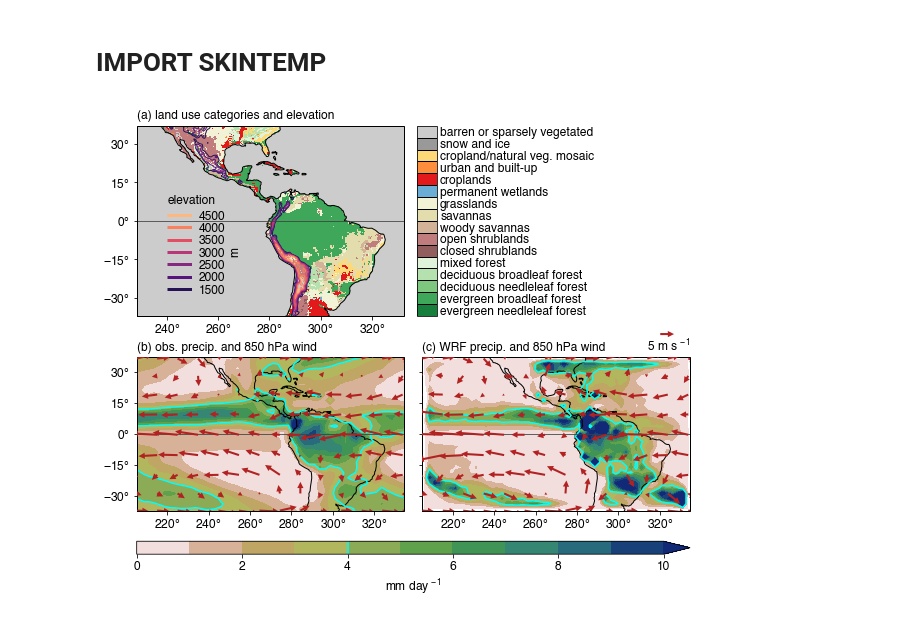
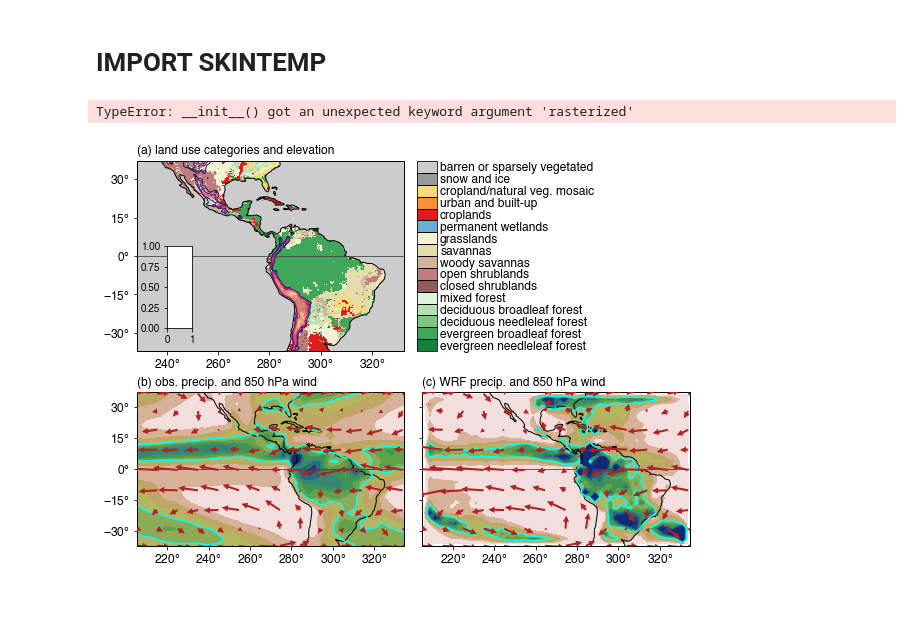
Before and after one commit to bairdlangenbrunner/amazon-phys-response-paper, a Jupyter notebook: scripts/MAIN_figure01_landuse_topog_precip_winds.ipynb, the cells around one changed output. Cells and saved outputs as stored; diff of their text form; code cells hidden in the pictures.

Commit message:
update figure 1

```diff
--- a/scripts/MAIN_figure01_landuse_topog_precip_winds.ipynb
+++ b/scripts/MAIN_figure01_landuse_topog_precip_winds.ipynb
@@ -218,7 +218,7 @@ ax1.gridlines(ylocs=[0], color='0.25')
 ax1.coastlines(resolution='110m')
 ax1.set_extent([XLONG_M.min()+23., XLONG_M.max()-2, XLAT_M.min(), XLAT_M.max()], crs=cartopy.crs.PlateCarree())
 
-land_use_map = ax1.pcolormesh(XLONG_M,XLAT_M,lu_index,cmap=categorical_cmap,norm=norm)
+land_use_map = ax1.pcolormesh(XLONG_M,XLAT_M,lu_index,cmap=categorical_cmap,norm=norm,rasterized=True)
 levels_orog=numpy.arange(1500,4501,500) # max is about 4800
 contour_orog = ax1.contour(XLONG_M,XLAT_M,HGT_M,\
                            levels=levels_orog,\
@@ -303,32 +303,33 @@ cbar.ax.tick_params(labelsize=fontsize, length=0)
 
 cbar_orog_ax = fig.add_axes([ax_pos.x0+0.05,ax_pos.y0+0.07,0.04,ax_pos.height*0.4])
 cbar_orog = fig.colorbar(contour_orog, cax=cbar_orog_ax)
 cbar_orog_ax.tick_params(labelsize=fontsize)#, length=0)
 cbar_orog.set_label('m', fontsize=fontsize)
 cbar_orog_ax.text(s='elevation', x=0, y=1.05, ha='left', va='bottom', \
                   transform=cbar_orog_ax.transAxes, fontsize=fontsize)
-cbar_orog.outline.set_visible(False)
 cbar_orog_ax.tick_params(axis='y', which='both', right='off')
 cbar_orog_ax.get_children()[0].set_linewidths(3)
 cbar_orog_ax.get_children()[3].set_facecolor('None')#('None')
+cbar_orog.outline.set_visible(False)
 
 ax_l = ax2.get_position()
 ax_r = ax3.get_position()
 cbar_ax = fig.add_axes([ax_l.x0,ax_l.y0-0.1,(ax_r.x1-ax_l.x0),0.03])
 cbar = mp.colorbar(contour_plot1, cax=cbar_ax, orientation='horizontal')
 cbar.ax.tick_params(labelsize=fontsize)
 cbar.set_label('mm day$^{\,-1}$', fontsize=fontsize)
 cbar.add_lines(contour_lines3)
 
 # quiver_key = ax2.quiverkey(quiver_plot1, X=1.0, Y=1.06, labelpos='E', label='', \
 #                                   U=quiver_key_scale, coordinates='axes')
 quiver_key = ax3.quiverkey(quiver_plot3, X=0.94, Y=1.15, labelpos='E', label='', \
                                   U=quiver_key_scale, coordinates='axes')
 # quiver_key_text = ax2.text(s=str(quiver_key_scale)+' m s$^{\,-1}$', x=0.94, y=1.006, \
 #                                   transform=ax2.transAxes, fontsize=fontsize, ha='right', va='bottom')
 quiver_key_text = ax3.text(s=str(quiver_key_scale)+' m s$^{\,-1}$', x=1, y=1.02, \
                                   transform=ax3.transAxes, fontsize=fontsize, ha='right', va='bottom')
 
 mp.savefig('../figures/MAIN_fig01.pdf', dpi=600, bbox_inches='tight', transparent=True)
 # %% [output]
+TypeError: __init__() got an unexpected keyword argument 'rasterized'
-[figure, old version]
+[figure, new version]
```
Also changed, not shown: 1 other file.
